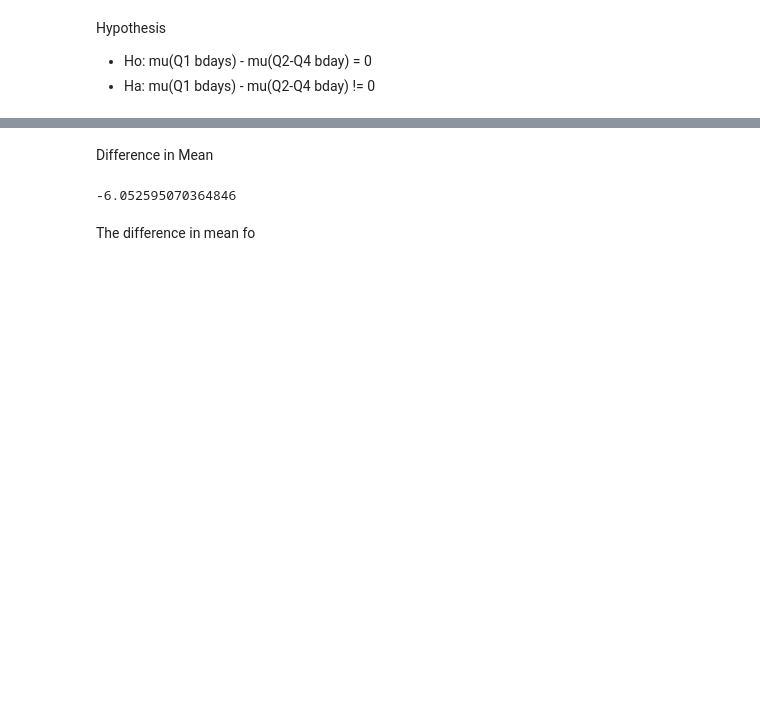
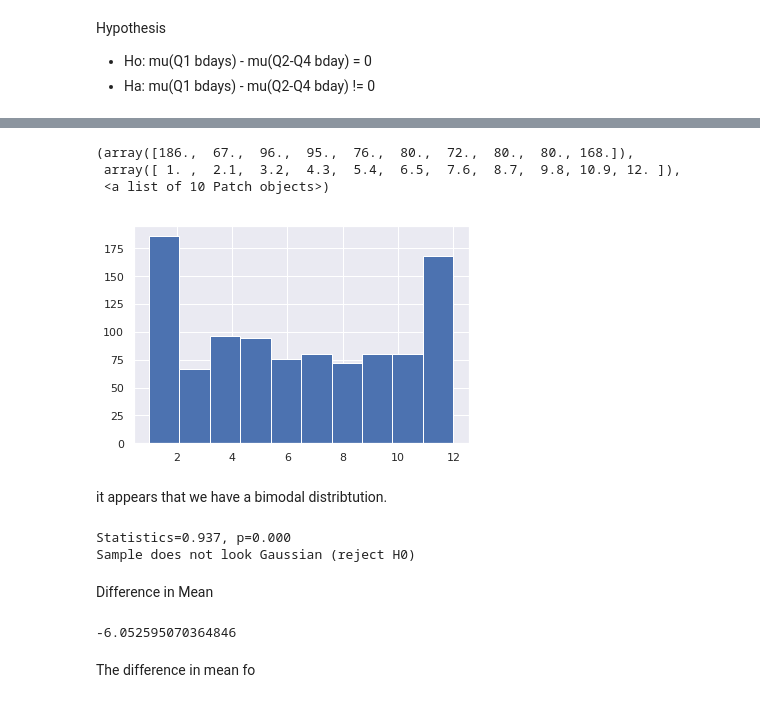
Before and after one commit to naivelogic/NFL-smarter-football, a Jupyter notebook: In Development/NFL Birthday Permutation Test.ipynb, the cells around one changed output, grey strips where cells are left out. Cells and saved outputs as stored; diff of their text form; code cells hidden in the pictures; blank space fills up the shorter version.

```diff
--- a/In Development/NFL Birthday Permutation Test.ipynb
+++ b/In Development/NFL Birthday Permutation Test.ipynb
@@ -33,3 +44,27 @@ y = np.random.choice(bday.month, size=1000 , replace=False)
+# %%
+plt.hist(x)
+# %% [output]
+(array([186.,  67.,  96.,  95.,  76.,  80.,  72.,  80.,  80., 168.]),
+ array([ 1. ,  2.1,  3.2,  4.3,  5.4,  6.5,  7.6,  8.7,  9.8, 10.9, 12. ]),
+ <a list of 10 Patch objects>)
+[figure, added]
+# %% [markdown]
+it appears that we have a bimodal distribtution.
+# %%
+from scipy.stats import shapiro
+
+# shapiro normality test
+stat, p = shapiro(x)
+print('Statistics=%.3f, p=%.3f' % (stat, p))
+# interpret
+alpha = 0.05
+if p > alpha:
+    print('Sample looks Gaussian (fail to reject H0)')
+else:
+    print('Sample does not look Gaussian (reject H0)')
+# %% [output]
+Statistics=0.937, p=0.000
+Sample does not look Gaussian (reject H0)
 # %% [markdown]
 Difference in Mean
 # %%
```
Also changed, not shown: parts of 3 cells of this notebook.
